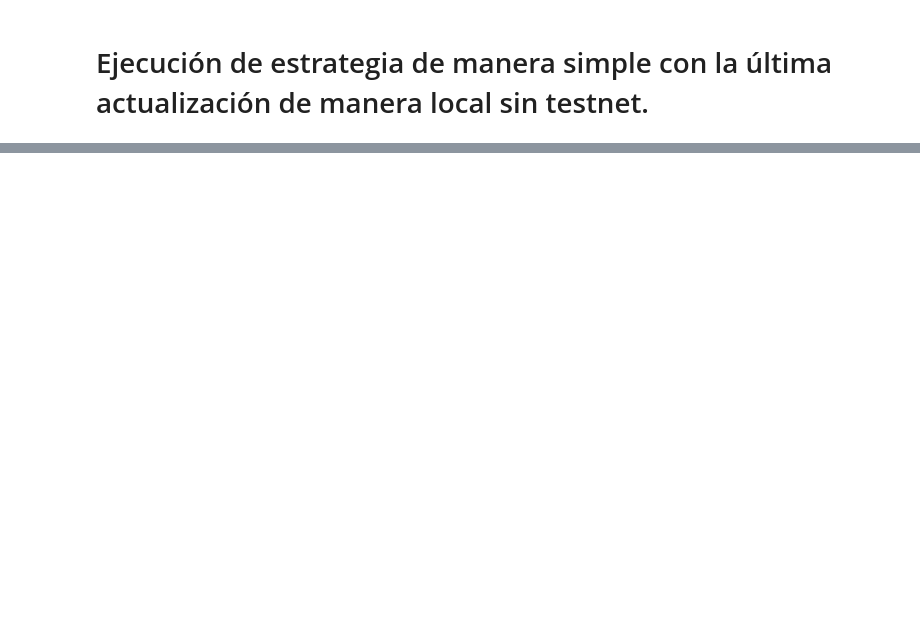
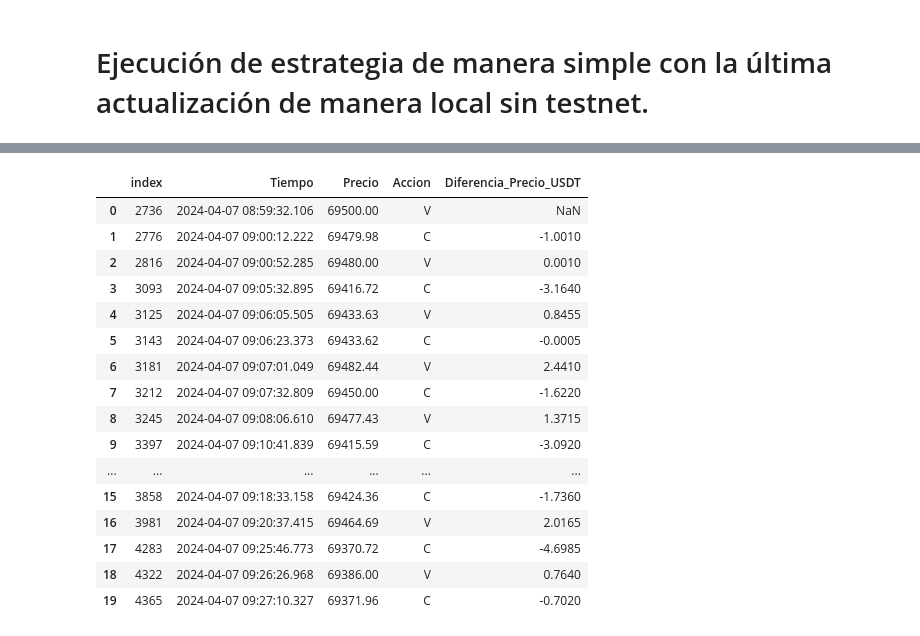
Before and after one commit to Tinmarian/tradingbot, a Jupyter notebook: scripts/streaming_derivatives_analysis_V1.ipynb, the cells around one changed output, grey strips where cells are left out. Saved outputs shown, nothing was run; the diff lists cells and outputs as text; code cells hidden in the pictures; blank space fills up the shorter version.

```diff
--- a/scripts/streaming_derivatives_analysis_V1.ipynb
+++ b/scripts/streaming_derivatives_analysis_V1.ipynb
@@ -147,7 +163,7 @@ plt.show
 # %%
-pmax_df = recent_data.iloc[max_points_idx].iloc[:,:2]
+pmax_df = recent_data.iloc[max_points_idx].loc[:,['Tiempo','Precio']]
 pmax_df['Accion'] = 'C'
-pmin_df = recent_data.iloc[min_points_idx].iloc[:,:2]
+pmin_df = recent_data.iloc[min_points_idx].loc[:,['Tiempo','Precio']]
 pmin_df['Accion'] = 'V'
 vc_df = pd.concat([pmax_df,pmin_df],axis=1)
 vc_df = vc_df.reset_index()
@@ -166,7 +182,7 @@ vc_df.drop(del_idx,inplace=True)
 vc_df = vc_df.reset_index(drop=True)
 vc_df['Diferencia_Precio_USDT'] = pd.Series(dtype='float')
 for i in range(len(vc_df)-1):
-    vc_df['Diferencia_Precio_USDT'][i+1] = (vc_df.Open[i+1] - vc_df.Open[i]) * 0.05
+    vc_df['Diferencia_Precio_USDT'][i+1] = (vc_df.Precio[i+1] - vc_df.Precio[i]) * 0.01
 profits = 0
 for i in range(len(vc_df)-1):
     if vc_df.Accion[i] == 'C' and vc_df.Diferencia_Precio_USDT[i+1] > 0:
@@ -174,7 +190,7 @@ for i in range(len(vc_df)-1):
     elif vc_df.Accion[i] == 'C' and vc_df.Diferencia_Precio_USDT[i+1] < 0:
         profits -= vc_df.Diferencia_Precio_USDT[i+1]
     elif vc_df.Accion[i] == 'V' and vc_df.Diferencia_Precio_USDT[i+1] > 0:
+        profits += vc_df.Diferencia_Precio_USDT[i+1]
+    elif vc_df.Accion[i] == 'V' and vc_df.Diferencia_Precio_USDT[i+1] < 0:
         profits -= vc_df.Diferencia_Precio_USDT[i+1]
-    elif vc_df.Accion[i] == 'V' and vc_df.Diferencia_Precio_USDT[i+1] < 0:
-        profits += vc_df.Diferencia_Precio_USDT[i+1]
 profits
@@ -180,0 +203,20 @@ profits
+# %%
+vc_df
+# %% [output]
+|  | index | Tiempo | Precio | Accion | Diferencia_Precio_USDT |
+| 0 | 2736 | 2024-04-07 08:59:32.106 | 69500.00 | V | NaN |
+| 1 | 2776 | 2024-04-07 09:00:12.222 | 69479.98 | C | -1.0010 |
+| 2 | 2816 | 2024-04-07 09:00:52.285 | 69480.00 | V | 0.0010 |
+| 3 | 3093 | 2024-04-07 09:05:32.895 | 69416.72 | C | -3.1640 |
+| 4 | 3125 | 2024-04-07 09:06:05.505 | 69433.63 | V | 0.8455 |
+| 5 | 3143 | 2024-04-07 09:06:23.373 | 69433.62 | C | -0.0005 |
+| 6 | 3181 | 2024-04-07 09:07:01.049 | 69482.44 | V | 2.4410 |
+| 7 | 3212 | 2024-04-07 09:07:32.809 | 69450.00 | C | -1.6220 |
+| 8 | 3245 | 2024-04-07 09:08:06.610 | 69477.43 | V | 1.3715 |
+| 9 | 3397 | 2024-04-07 09:10:41.839 | 69415.59 | C | -3.0920 |
+| ... | ... | ... | ... | ... | ... |
+| 15 | 3858 | 2024-04-07 09:18:33.158 | 69424.36 | C | -1.7360 |
+| 16 | 3981 | 2024-04-07 09:20:37.415 | 69464.69 | V | 2.0165 |
+| 17 | 4283 | 2024-04-07 09:25:46.773 | 69370.72 | C | -4.6985 |
+| 18 | 4322 | 2024-04-07 09:26:26.968 | 69386.00 | V | 0.7640 |
+| 19 | 4365 | 2024-04-07 09:27:10.327 | 69371.96 | C | -0.7020 |
```
Also changed, not shown: parts of 3 cells of this notebook.
